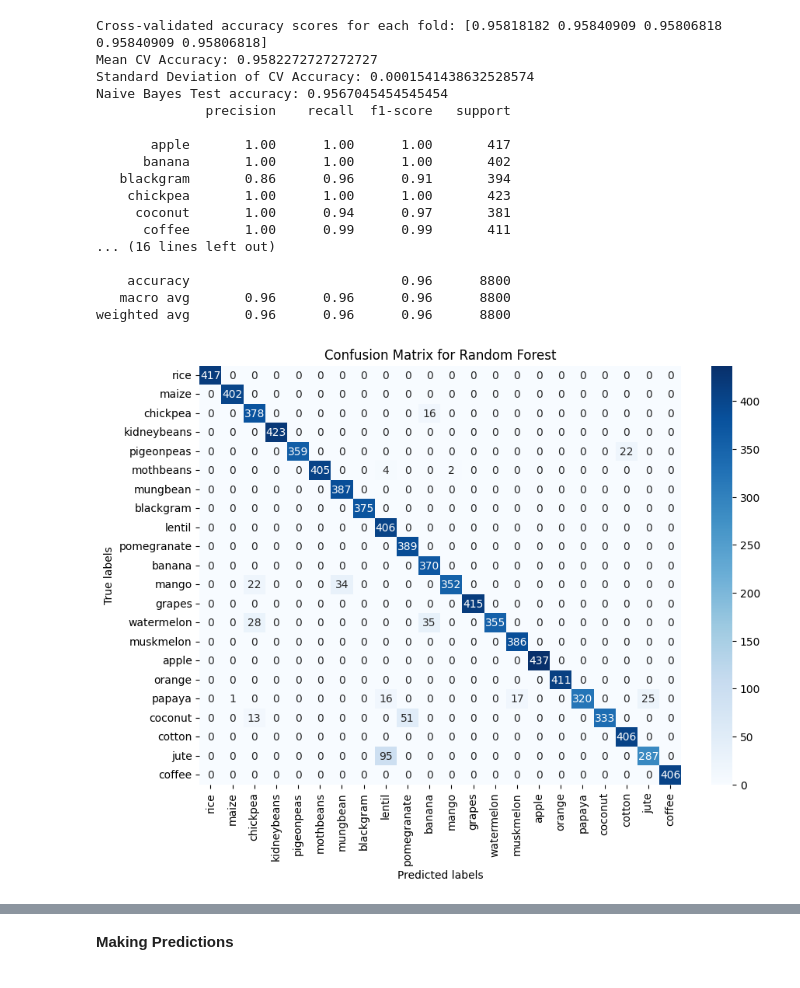
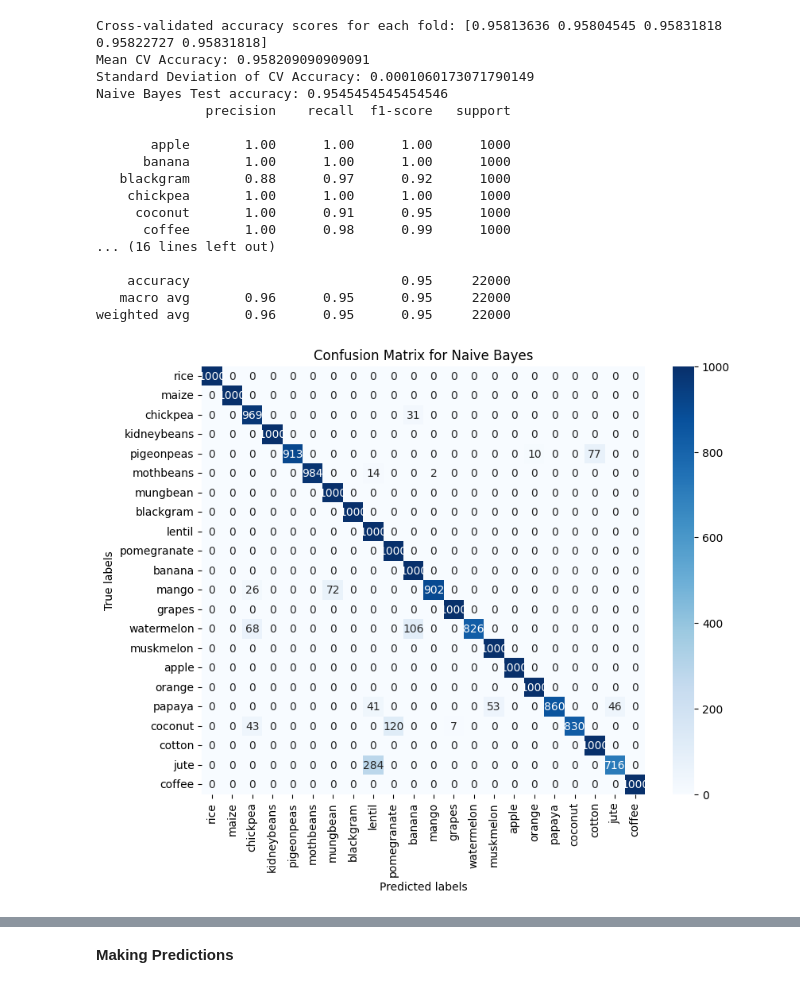
Before and after one commit to qasmendoza/crop-recommendation, a Jupyter notebook: Crops.ipynb, the cells around one changed output, grey strips where cells are left out. Cells and saved outputs as stored; diff of their text form; code cells hidden in the pictures.

```diff
--- a/Crops.ipynb
+++ b/Crops.ipynb
@@ -20,7 +20,7 @@ import warnings
 warnings.filterwarnings('ignore')
 # %%
 # Load data
-data = pd.read_csv('crop_recommendation.csv')
+data = pd.read_csv('augmented_file_50x.csv')
 # %%
 data['label'].value_counts()
 # %% [output]
@@ -75,7 +80,7 @@ Validation set size: 4400
 # %%
 # Random Forest
 clf_rf = RandomForestClassifier(n_estimators=90, max_depth=6, max_features=4, random_state=0)
-clf_rf.fit(X_train_temp, y_train_temp)
+clf_rf.fit(X_train, y_train)
 
 # Perform 5-fold cross-validation
 cv_scores = cross_val_score(clf_rf, X, y, cv=5, scoring='accuracy')
@@ -104,12 +109,13 @@ conf_mat_rf = confusion_matrix(y_test, y_pred_rf)
 class_labels = data['label'].unique()
 
 # Plot using Seaborn
-plt.figure(figsize=(10,7))
+plt.figure(figsize=(9,7))
 sns.heatmap(conf_mat_rf, annot=True, fmt="d", cmap='Blues', xticklabels=class_labels, yticklabels=class_labels)
 plt.xlabel('Predicted labels')
 plt.ylabel('True labels')
 plt.title('Confusion Matrix for Random Forest')
 plt.show()
+
 
 # # Compute macro-average ROC curve and ROC area for multi-class task
 # fpr = dict()
@@ -165,18 +171,17 @@ weighted avg       0.98      0.98      0.98      8800
 # %%
-
 # Feature Scaling
 scaler = StandardScaler()
-X_train_scaled = scaler.fit_transform(X_train_temp)
+X_train_scaled = scaler.fit_transform(X_train)
 X_test_scaled = scaler.transform(X_test)
 
 # Define the K-nearest neighbors (KNN) classifier with adjusted parameters
-clf_knn = KNeighborsClassifier(n_neighbors=3001, weights='distance', algorithm='auto', p=2)
+clf_knn = KNeighborsClassifier(n_neighbors=5001, weights='distance', algorithm='auto', p=2)
 
 # Fit the KNN model with scaled training data
-clf_knn.fit(X_train_scaled, y_train_temp)
+clf_knn.fit(X_train_scaled, y_train)
 
 # Perform 5-fold cross-validation
-cv_scores_knn = cross_val_score(clf_knn, X_train_scaled, y_train_temp, cv=5, scoring='accuracy')
+cv_scores_knn = cross_val_score(clf_knn, X_train_scaled, y_train, cv=5, scoring='accuracy')
 
 # Print out the scores for each fold and average accuracy
 print("Cross-validated accuracy scores for each fold (KNN):", cv_scores_knn)
@@ -203,10 +208,10 @@ conf_mat_knn = confusion_matrix(y_test, y_pred_knn)
 class_labels = data['label'].unique()
 
 # Plot using Seaborn
-plt.figure(figsize=(10,7))
+plt.figure(figsize=(9,7))
 sns.heatmap(conf_mat_knn, annot=True, fmt="d", cmap='Blues', xticklabels=class_labels, yticklabels=class_labels)
 plt.xlabel('Predicted labels')
 plt.ylabel('True labels')
-plt.title('Confusion Matrix for Random Forest')
+plt.title('Confusion Matrix for K-nearest Neighbors')  # Updated the title here
 plt.show()
 # %% [output]
@@ -243,7 +248,7 @@ print("Mean CV Accuracy:", cv_scores.mean())
 print("Standard Deviation of CV Accuracy:", cv_scores.std())
 
 # Fit the model with the training data and predict for the test set
-clf_nb.fit(X_train_temp, y_train_temp)
+clf_nb.fit(X_train, y_train)  # Adjusted the dataset names here
 y_pred_nb = clf_nb.predict(X_test)
 accuracy_score_nb = accuracy_score(y_test, y_pred_nb)
 
@@ -263,12 +268,13 @@ conf_mat_nb = confusion_matrix(y_test, y_pred_nb)
 class_labels = data['label'].unique()
 
 # Plot using Seaborn
-plt.figure(figsize=(10,7))
+plt.figure(figsize=(9,7))
 sns.heatmap(conf_mat_nb, annot=True, fmt="d", cmap='Blues', xticklabels=class_labels, yticklabels=class_labels)
 plt.xlabel('Predicted labels')
 plt.ylabel('True labels')
-plt.title('Confusion Matrix for Random Forest')
+plt.title('Confusion Matrix for Naive Bayes')  # Updated the title here
 plt.show()
+
 
 # # For the ROC Curve for multi-class
 # y_bin_test_nb = label_binarize(y_test, classes=data['label'].unique())
@@ -284,47 +290,47 @@ plt.show()
 #     roc_auc_nb[i] = auc(fpr_nb[i], tpr_nb[i])
 
 # all_fpr_nb = np.unique(np.concatenate([fpr_nb[i] for i in range(n_classes_nb)]))
 # mean_tpr_nb = np.zeros_like(all_fpr_nb)
 # for i in range(n_classes_nb):
 #     mean_tpr_nb += np.interp(all_fpr_nb, fpr_nb[i], tpr_nb[i])
 # mean_tpr_nb /= n_classes_nb
 
 # fpr_nb["macro"] = all_fpr_nb
 # tpr_nb["macro"] = mean_tpr_nb
 # roc_auc_nb["macro"] = auc(fpr_nb["macro"], tpr_nb["macro"])
 
 # print("Naive Bayes Macro-average of ROC curve on Test Set:", roc_auc_nb["macro"])
 
 # # Plot the ROC curve
 # plt.figure()
 # plt.plot(fpr_nb["macro"], tpr_nb["macro"],
 #          label='macro-average ROC curve (area = {0:0.2f})'
 #                ''.format(roc_auc_nb["macro"]),
 #          color='navy', linestyle=':', linewidth=4)
 # plt.xlabel('False Positive Rate')
 # plt.ylabel('True Positive Rate')
 # plt.title('Receiver Operating Characteristic Curve for Naive Bayes')
 # plt.legend(loc="lower right")
 # plt.show()
 # %% [output]
-Cross-validated accuracy scores for each fold: [0.95818182 0.95840909 0.95806818 0.95840909 0.95806818]
-Mean CV Accuracy: 0.9582272727272727
-Standard Deviation of CV Accuracy: 0.0001541438632528574
-Naive Bayes Test accuracy: 0.9567045454545454
+Cross-validated accuracy scores for each fold: [0.95813636 0.95804545 0.95831818 0.95822727 0.95831818]
+Mean CV Accuracy: 0.958209090909091
+Standard Deviation of CV Accuracy: 0.0001060173071790149
+Naive Bayes Test accuracy: 0.9545454545454546
               precision    recall  f1-score   support
 
-       apple       1.00      1.00      1.00       417
-      banana       1.00      1.00      1.00       402
-   blackgram       0.86      0.96      0.91       394
-    chickpea       1.00      1.00      1.00       423
-     coconut       1.00      0.94      0.97       381
-      coffee       1.00      0.99      0.99       411
+       apple       1.00      1.00      1.00      1000
+      banana       1.00      1.00      1.00      1000
+   blackgram       0.88      0.97      0.92      1000
+    chickpea       1.00      1.00      1.00      1000
+     coconut       1.00      0.91      0.95      1000
+      coffee       1.00      0.98      0.99      1000
 ... (16 lines left out)
 
-    accuracy                           0.96      8800
-   macro avg       0.96      0.96      0.96      8800
-weighted avg       0.96      0.96      0.96      8800
+    accuracy                           0.95     22000
+   macro avg       0.96      0.95      0.95     22000
+weighted avg       0.96      0.95      0.95     22000
-[figure, old version]
+[figure, new version]
 # %%
 # # Use pipeline to ensure that the data is scaled before applying SVM
 # clf_svm = make_pipeline(
```
Also changed, not shown: parts of 12 cells of this notebook, 2 other files.
